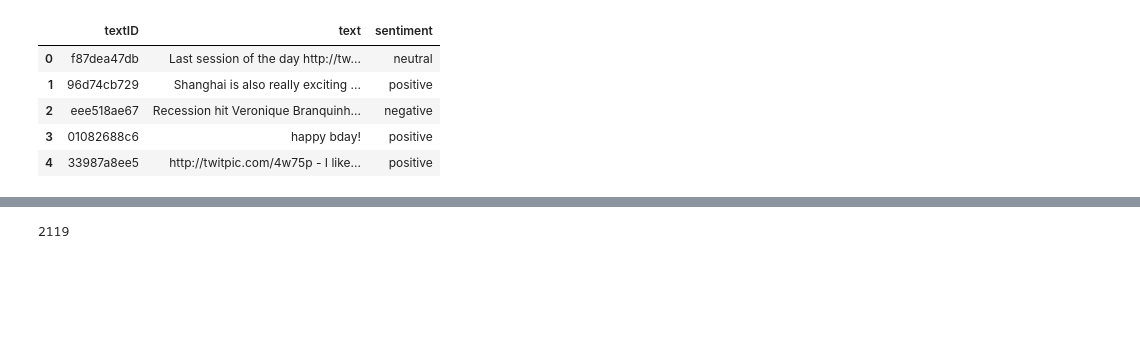
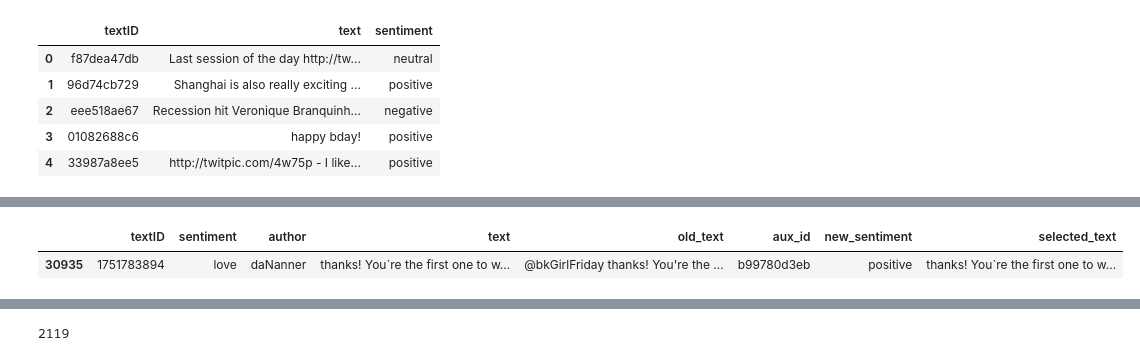
Before and after one commit to thuwyh/Tweet-Sentiment-Extraction, a Jupyter notebook: notebook/EDA-alignment.ipynb, the cells around one changed output, grey strips where cells are left out. Saved outputs shown, nothing was run; the diff lists cells and outputs as text; code cells hidden in the pictures; blank space fills up the shorter version.

```diff
--- a/notebook/EDA-alignment.ipynb
+++ b/notebook/EDA-alignment.ipynb
@@ -36,5 +44,10 @@ old.head()
 | 2 | 1956967696 | sadness | coolfunky | Funeral ceremony...gloomy friday... | Funeral ceremony...gloomy friday... | 9063631ab1 | negative | gloomy |
 | 3 | 1956967789 | enthusiasm | czareaquino | wants to hang out with friends SOON! | wants to hang out with friends SOON! | 2a815f151d | positive | wants to hang out with friends SOON! |
 | 4 | 1956968416 | neutral | xkilljoyx | We want to trade with someone who... | @dannycastillo We want to trade w... | 82565a56d3 | neutral | We want to trade with someone who... |
+# %%
+old[old['aux_id']=='b99780d3eb']
+# %% [output]
+|  | textID | sentiment | author | text | old_text | aux_id | new_sentiment | selected_text |
+| 30935 | 1751783894 | love | daNanner | thanks! You`re the first one to w... | @bkGirlFriday thanks! You're the ... | b99780d3eb | positive | thanks! You`re the first one to w... |
 # %%
 old.dropna(subset=['text'],inplace=True)
```
Also changed, not shown: parts of 11 cells of this notebook, 12 other files.
